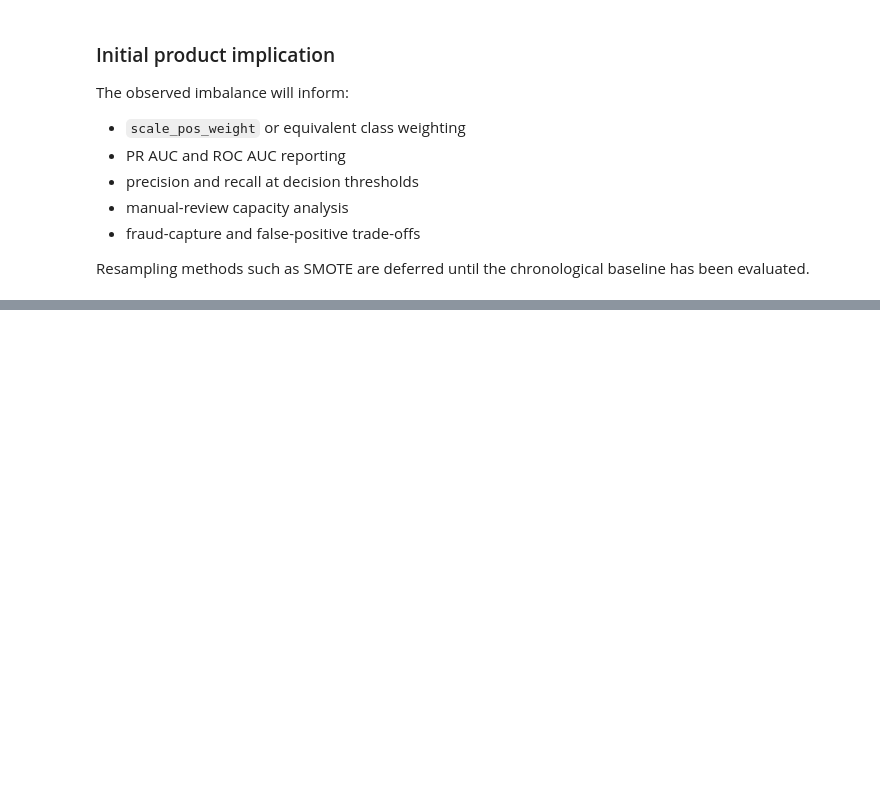
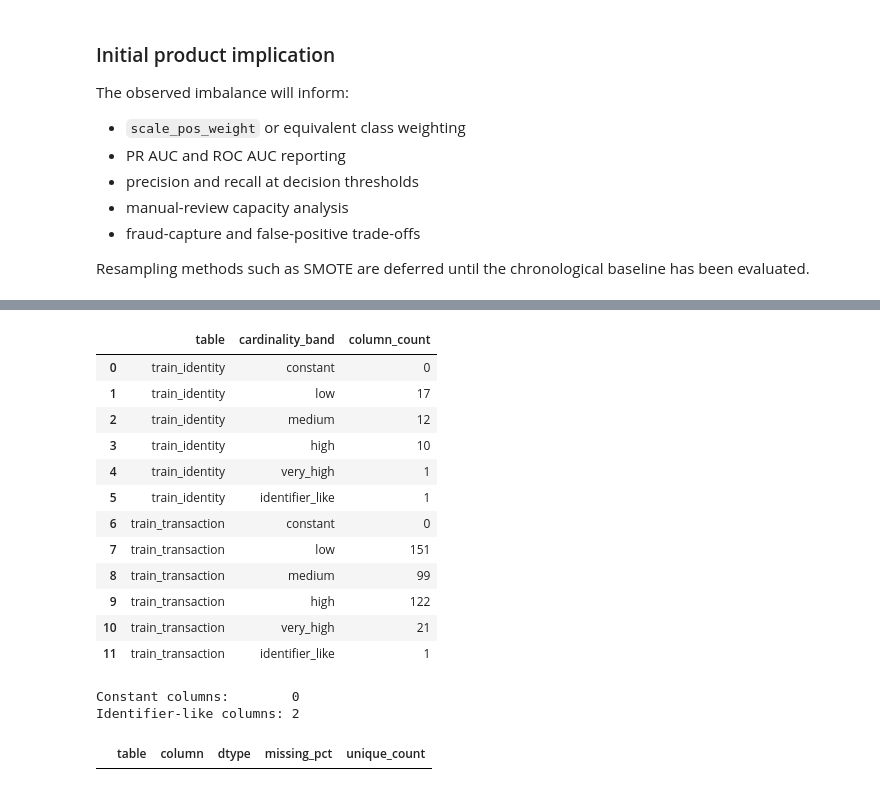
Before and after one commit to kivancfk/riskflow-payguard, a Jupyter notebook: notebooks/01_eda.ipynb, the cells around one changed output, grey strips where cells are left out. Saved outputs shown, nothing was run; the diff lists cells and outputs as text; code cells hidden in the pictures; blank space fills up the shorter version.

```diff
--- a/notebooks/01_eda.ipynb
+++ b/notebooks/01_eda.ipynb
@@ -225,0 +482,79 @@ has been evaluated.
+# %%
+cardinality_order = [
+    "constant",
+    "low",
+    "medium",
+    "high",
+    "very_high",
+    "identifier_like",
+]
+
+cardinality_summary = (
+    column_profile
+    .assign(
+        cardinality_band=pd.Categorical(
+            column_profile["cardinality_band"],
+            categories=cardinality_order,
+            ordered=True,
+        )
+    )
+    .groupby(
+        ["table", "cardinality_band"],
+        observed=False,
+    )
+    .size()
+    .rename("column_count")
+    .reset_index()
+)
+
+display(cardinality_summary)
+
+constant_columns = column_profile.loc[
+    column_profile["cardinality_band"] == "constant",
+    [
+        "table",
+        "column",
+        "dtype",
+        "missing_pct",
+        "unique_count",
+    ],
+]
+
+identifier_like_columns = column_profile.loc[
+    column_profile["cardinality_band"] == "identifier_like",
+    [
+        "table",
+        "column",
+        "dtype",
+        "missing_pct",
+        "unique_count",
+        "unique_ratio",
+        "role_hint",
+    ],
+]
+
+print(f"Constant columns:        {len(constant_columns)}")
+print(
+    "Identifier-like columns: "
+    f"{len(identifier_like_columns)}"
+)
+
+display(constant_columns)
+display(identifier_like_columns)
+# %% [output]
+|  | table | cardinality_band | column_count |
+| 0 | train_identity | constant | 0 |
+| 1 | train_identity | low | 17 |
+| 2 | train_identity | medium | 12 |
+| 3 | train_identity | high | 10 |
+| 4 | train_identity | very_high | 1 |
+| 5 | train_identity | identifier_like | 1 |
+| 6 | train_transaction | constant | 0 |
+| 7 | train_transaction | low | 151 |
+| 8 | train_transaction | medium | 99 |
+| 9 | train_transaction | high | 122 |
+| 10 | train_transaction | very_high | 21 |
+| 11 | train_transaction | identifier_like | 1 |
+Constant columns:        0
+Identifier-like columns: 2
+|  | table | column | dtype | missing_pct | unique_count |
```
Also changed, not shown: parts of 7 cells of this notebook.
